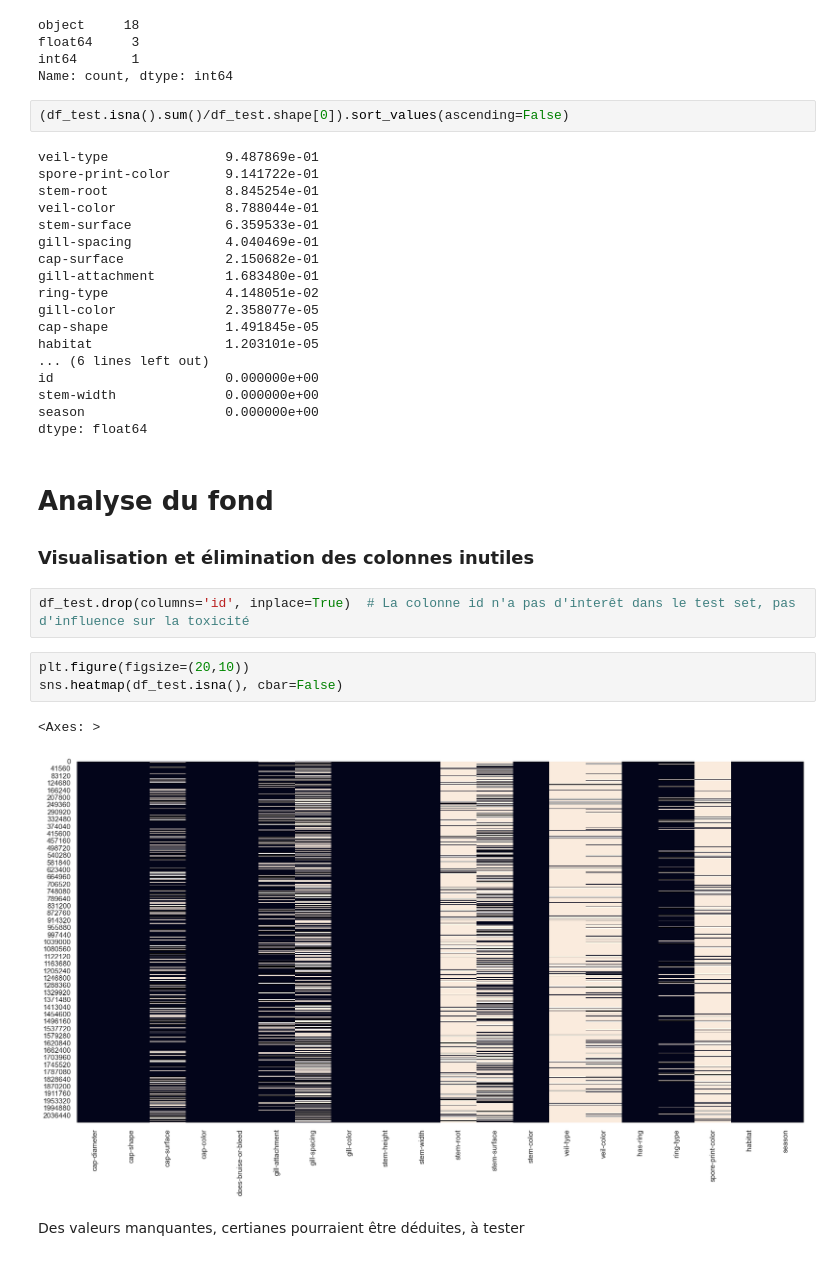
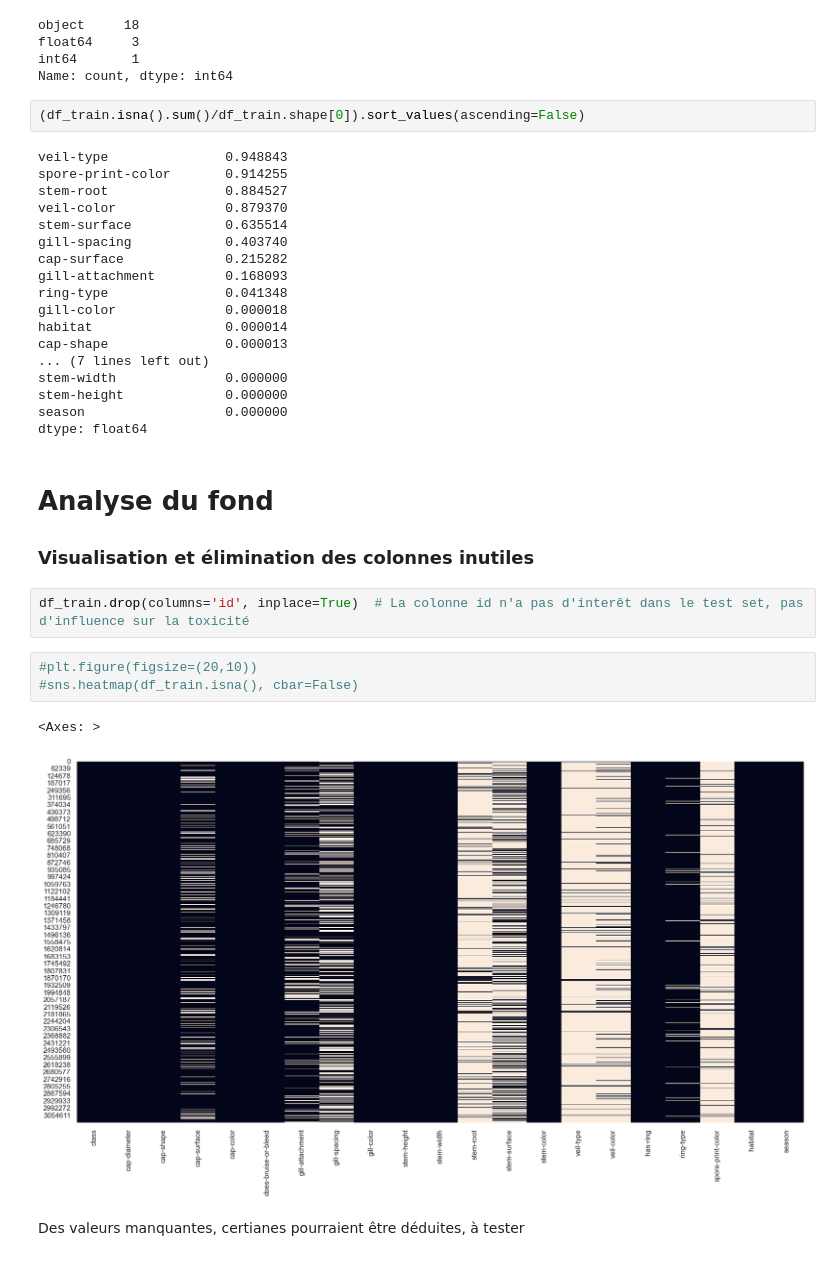
Before and after one commit to Coptere0/mushrooms, a Jupyter notebook: EDA.ipynb, the cells around one changed output. Saved outputs shown, nothing was run; the diff lists cells and outputs as text.

```diff
--- a/EDA.ipynb
+++ b/EDA.ipynb
@@ -35,36 +37,36 @@ float64     3
 int64       1
 Name: count, dtype: int64
 # %%
-(df_test.isna().sum()/df_test.shape[0]).sort_values(ascending=False)
+(df_train.isna().sum()/df_train.shape[0]).sort_values(ascending=False)
 # %% [output]
-veil-type               9.487869e-01
-spore-print-color       9.141722e-01
-stem-root               8.845254e-01
-veil-color              8.788044e-01
-stem-surface            6.359533e-01
-gill-spacing            4.040469e-01
-cap-surface             2.150682e-01
-gill-attachment         1.683480e-01
-ring-type               4.148051e-02
-gill-color              2.358077e-05
-cap-shape               1.491845e-05
-habitat                 1.203101e-05
-... (6 lines left out)
-id                      0.000000e+00
-stem-width              0.000000e+00
-season                  0.000000e+00
+veil-type               0.948843
+spore-print-color       0.914255
+stem-root               0.884527
+veil-color              0.879370
+stem-surface            0.635514
+gill-spacing            0.403740
+cap-surface             0.215282
+gill-attachment         0.168093
+ring-type               0.041348
+gill-color              0.000018
+habitat                 0.000014
+cap-shape               0.000013
+... (7 lines left out)
+stem-width              0.000000
+stem-height             0.000000
+season                  0.000000
 dtype: float64
 # %% [markdown]
 # Analyse du fond
 ### Visualisation et élimination des colonnes inutiles
 # %%
-df_test.drop(columns='id', inplace=True)  # La colonne id n'a pas d'interêt dans le test set, pas d'influence sur la toxicité
+df_train.drop(columns='id', inplace=True)  # La colonne id n'a pas d'interêt dans le test set, pas d'influence sur la toxicité
 # %%
-plt.figure(figsize=(20,10))
-sns.heatmap(df_test.isna(), cbar=False)
+#plt.figure(figsize=(20,10))
+#sns.heatmap(df_train.isna(), cbar=False)
 # %% [output]
 <Axes: >
-[figure, old version]
+[figure, new version]
 # %% [markdown]
 Des valeurs manquantes, certianes pourraient être déduites, à tester
 # %%
```
Also changed, not shown: parts of 10 cells of this notebook.
